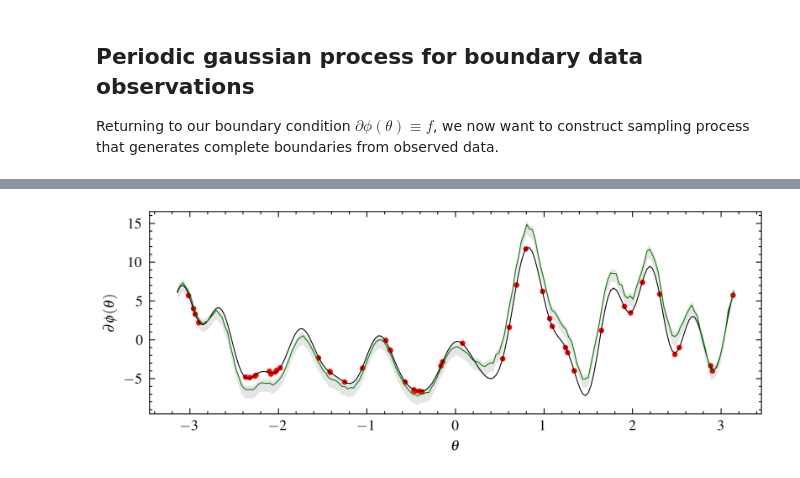
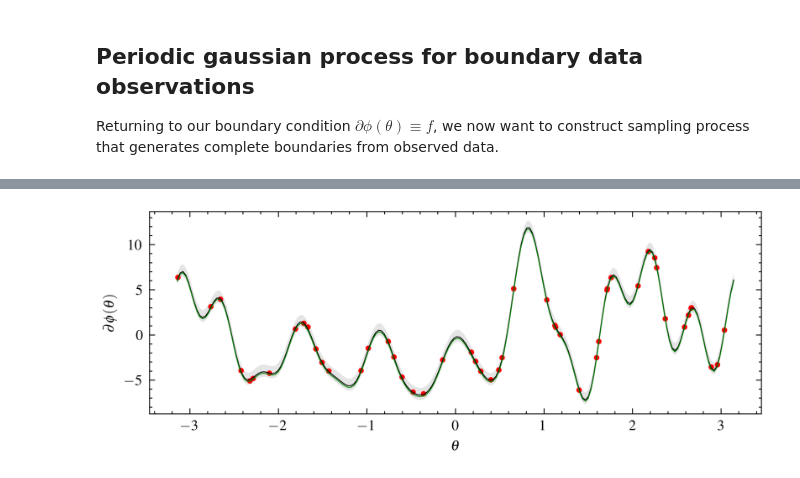
Before and after one commit to cmt-dtu-energy/hypermagnetics, a Jupyter notebook: nbs/boundaries/circular.ipynb, the cells around one changed output, grey strips where cells are left out. Cells and saved outputs as stored; diff of their text form; code cells hidden in the pictures.

```diff
--- a/nbs/boundaries/circular.ipynb
+++ b/nbs/boundaries/circular.ipynb
@@ -236,39 +236,40 @@ with plt.style.context(["science", "ieee"]):
 # %%
 from dgp import kernels, regression
 
-kernel = kernels.ess(lengthscale=0.15, variance=0.4)
+kernel = kernels.eq(lengthscale=0.25, variance=0.5)
 X = jnp.array([*pts_obs]).T
 Xs = jnp.array([*cart(1.0, theta)]).T
 
 gp = regression.fit(X, dB_obs.T, kernel)
-mean_prediction, std_prediction, cov = regression.predict(Xs, gp)
+mean_prediction, cov = regression.predict(Xs, gp)
+std_prediction = jnp.sqrt(jnp.diag(cov))
 offset = mean_prediction.mean()
 mean_prediction -= offset
-mean_prediction *= -1
-# std_prediction /= 0.2
 mean_prediction = mean_prediction.squeeze()
 
-sample = jr.multivariate_normal(jr.PRNGKey(143), mean_prediction, cov, method="svd")
+sample = jr.multivariate_normal(
+    jr.PRNGKey(int(time.time())), mean_prediction, cov, method="svd"
+)
 
 with plt.style.context(["science", "ieee"]):
     fig = plt.figure(figsize=(6, 2))
     plt.plot(theta_obs, dphi_obs, "ro", markersize=2)
     plt.plot(theta, dphi, color="black", linewidth=0.5)
     # plt.plot(theta, mean_prediction, "g--", linewidth=0.5)
     plt.plot(theta, sample, "g-", linewidth=0.5)
     plt.fill_between(
         theta.ravel(),
         mean_prediction - 3 * std_prediction,
         mean_prediction + 3 * std_prediction,
         alpha=0.1,
         label=r"95% confidence interval",
     )
 
     plt.xlabel("$\\theta$")
     plt.ylabel("$\partial\phi(\\theta)$")
     plt.show()
 # %% [output]
-[figure, old version]
+[figure, new version]
 # %%
 def _decompose(sample):
     n_max = sample.shape[0] // 2 + 1
```
Also changed, not shown: parts of 1 cell of this notebook.
